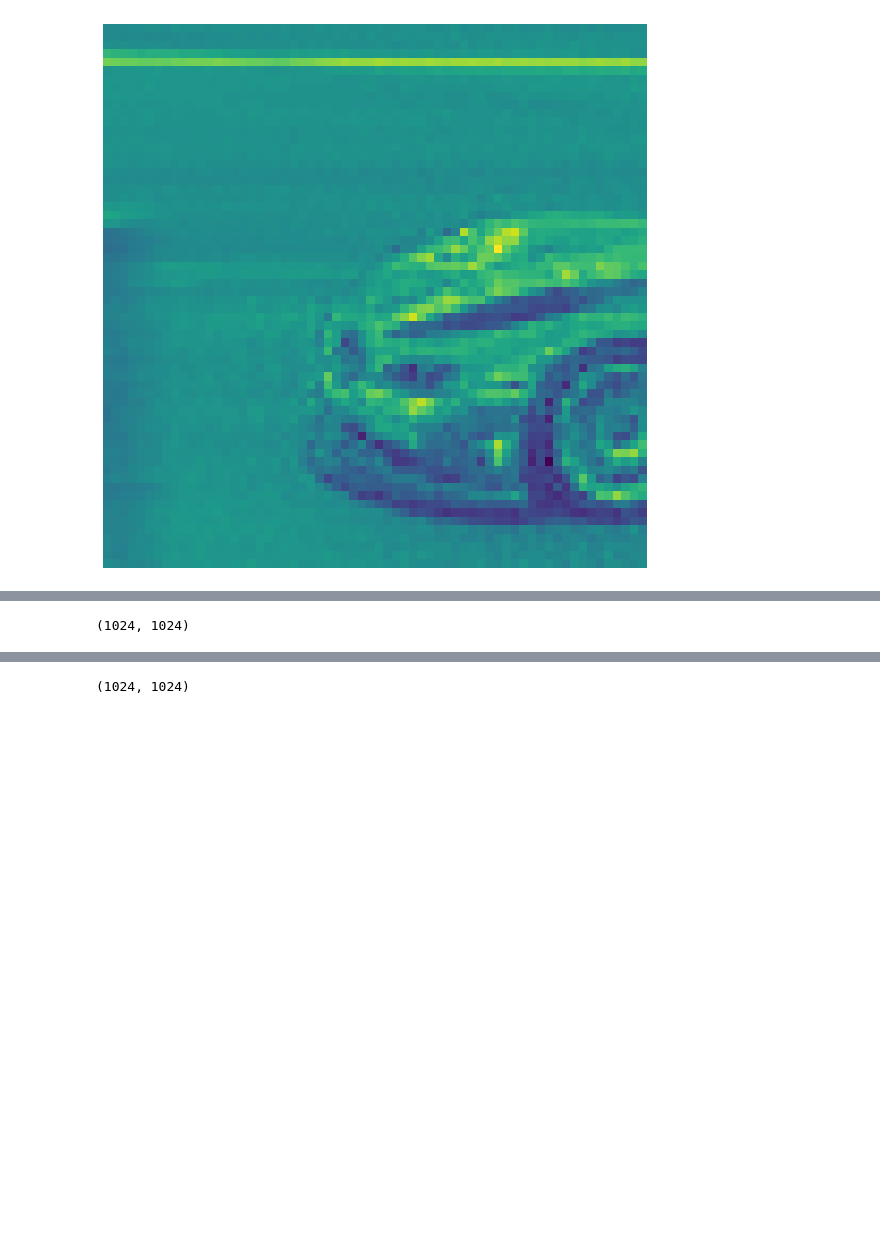
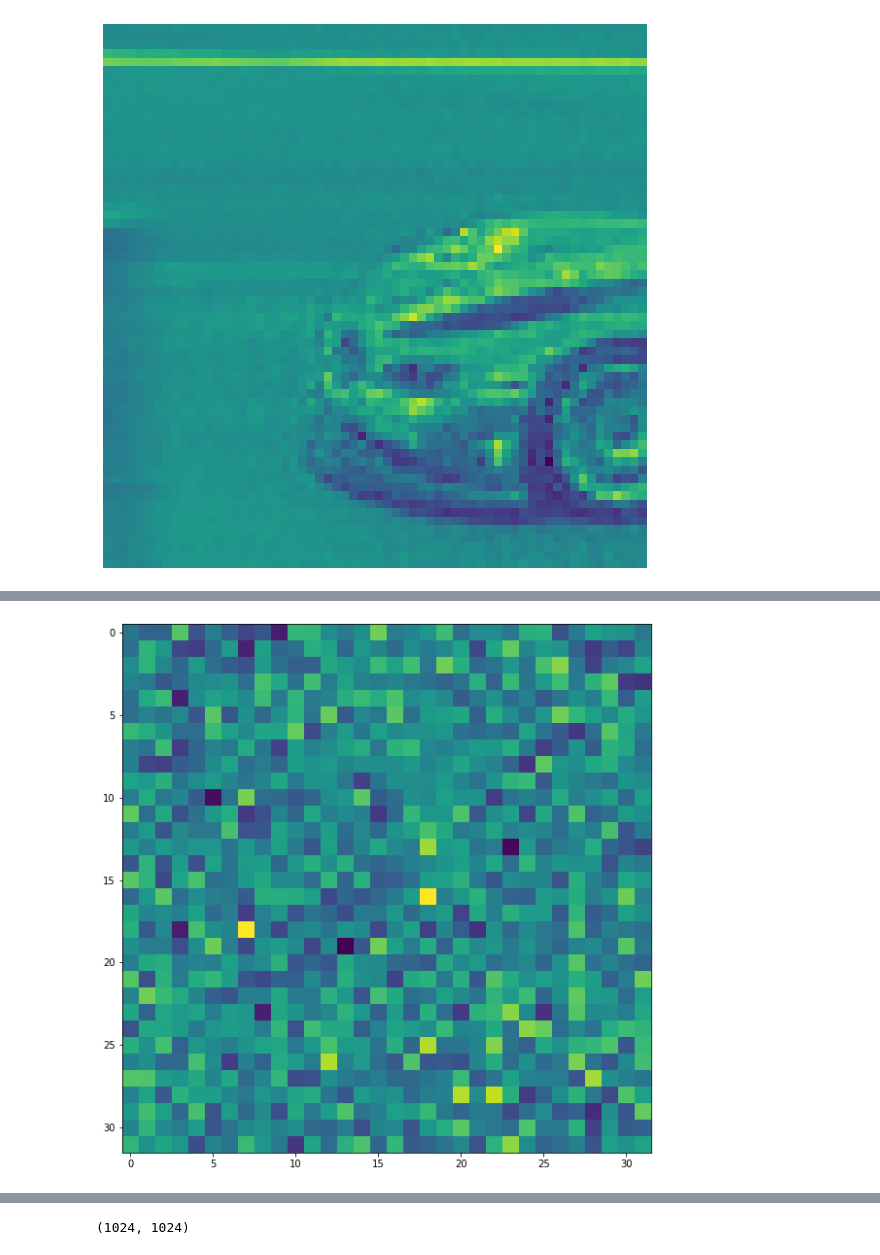
Before and after one commit to StevenJohnsonOptics/Single-Pixel-Imaging, a Jupyter notebook: Racecar with freq ordering.ipynb, the cells around one changed output, grey strips where cells are left out. Cells and saved outputs as stored; diff of their text form; code cells hidden in the pictures; blank space fills up the shorter version.

Commit message:
Added Democratised Patterns

```diff
--- a/Racecar with freq ordering.ipynb
+++ b/Racecar with freq ordering.ipynb
@@ -210,7 +196,55 @@ array([[0.03545501, 0.93176804, 0.42617139, ..., 0.19300334, 0.071166  ,
+# %%
+H = hadamard(1024)
+
+random = np.random.randint(0,2, size=(1024, 1024))
+random = [[-1 if (x < 1) else x for x in y] for y in random]
+random = np.array(random)
+
+dem = np.matmul(H,random)         # multiplying hadamard matrix with random matrix
+median = np.median(dem)           # Finding median of dem
+
+# Now want to change values > median to 1 and < to -1
+dem = [[1 if (x >= median) else -1 for x in y] for y in dem]
+dem = np.array(dem)
+# %%
+rc = "racecar.jpg"
+br = "5.png"
+
+#raw_img = cv2.imread(rc)
+raw_img = cv2.imread(br)
+gray_img = cv2.cvtColor(raw_img, cv2.COLOR_BGR2GRAY)
+#gray_img = cv2.resize(gray_img, (sz,sz))
+
+# Convert to number array
+objs = np.array(gray_img)
+
+imsize = 32**2
+m = np.zeros((imsize,1))
+
+PatternSet  = dem; # Chose H or I here.
+
+length = 50
+# Measure for each pattern
+for i in range(0,imsize):                                  # for each pixel value
+    a = round(i*(length/imsize))                           # i*(50/32^2) - moving through diff sections
+    obj = objs[:,a:a+32]                                   # now obj changes for each measurement
+    #print(a)
+
+    samplingVector = PatternSet[i,:]                       # row index of pattern matrix and all columns - choosing each row from iden/hadamard matrix
+    samplingPattern = np.reshape(samplingVector,(32,32))   # reshaping to image size, for each i the 1 moves along the rows of the matrices - reshapes each row of iden/hadamard matrix to sz x sz
+    m[i] = np.sum(samplingPattern * obj)                   # taking measurements, sum of patterns*image, there's a pattern for each zero in the zero array m - puts obj as a column vector basically
+    #print(m)
+
+# Reconstruct Image
+recon = np.matmul(PatternSet,m)
+recon = np.reshape(recon, (32,32))
+plt.rcParams['figure.figsize'] = [18,10] # set the image size
+fig = plt.imshow(recon)
+# %% [output]
+[figure, added]
 # %%
-random = np.random.randint(0,2, size=(1024, 1024))
-random = [[-1 if (x < 1) else x for x in y] for y in random]
-random = np.array(random)
-random.shape
+random64 = np.random.randint(0,2, size=(64, 64))
+random64 = [[-1 if (x < 1) else x for x in y] for y in random64]
+random64 = np.array(random64)
+
+sorted_dems = [np.matmul(i, random64) for i in sorted_h]
-# %% [output]
-(1024, 1024)
```
Also changed, not shown: parts of 7 cells of this notebook.
